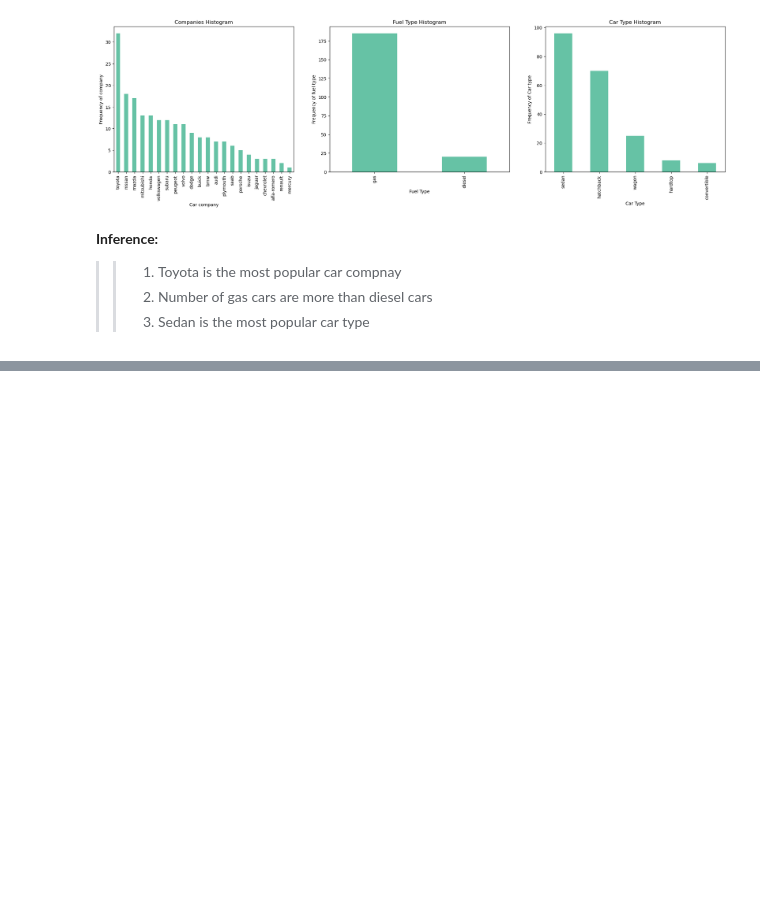
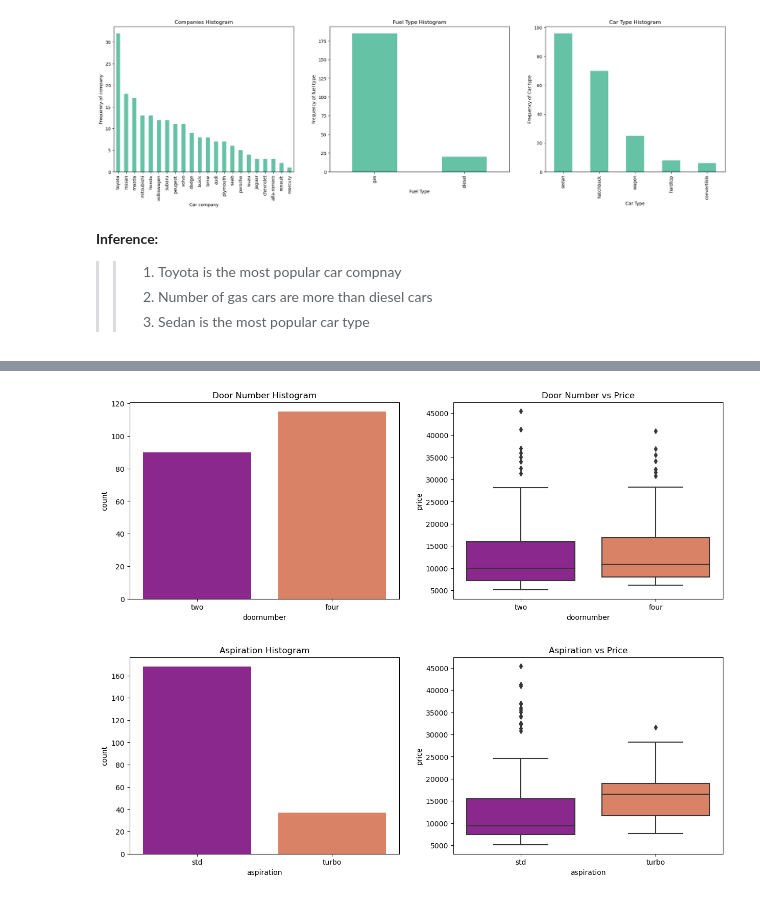
Before and after one commit to Future-28/ml_car_price_prediction, a Jupyter notebook: car_prediction.ipynb, the cells around one changed output, grey strips where cells are left out. Saved outputs shown, nothing was run; the diff lists cells and outputs as text; code cells hidden in the pictures; blank space fills up the shorter version.

```diff
--- a/car_prediction.ipynb
+++ b/car_prediction.ipynb
@@ -167,0 +237,27 @@ plt.show()
+# %%
+plt.figure(figsize=(15,5))
+
+plt.subplot(1,2,1)
+plt.title('Door Number Histogram')
+sns.countplot(data =cars,x = "doornumber", palette=("plasma"))
+
+plt.subplot(1,2,2)
+plt.title('Door Number vs Price')
+sns.boxplot(data =cars,x = "doornumber", y=cars.price, palette=("plasma"))
+
+plt.show()
+
+plt.figure(figsize=(15,5))
+
+plt.subplot(1,2,1)
+plt.title('Aspiration Histogram')
+sns.countplot(data =cars,x = "aspiration", palette=("plasma"))
+
+plt.subplot(1,2,2)
+plt.title('Aspiration vs Price')
+sns.boxplot(data =cars,x = "aspiration", y=cars.price, palette=("plasma"))
+
+plt.show()
+# %% [output]
+[figure, added]
+[figure, added]
```
Also changed, not shown: parts of 16 cells of this notebook.
